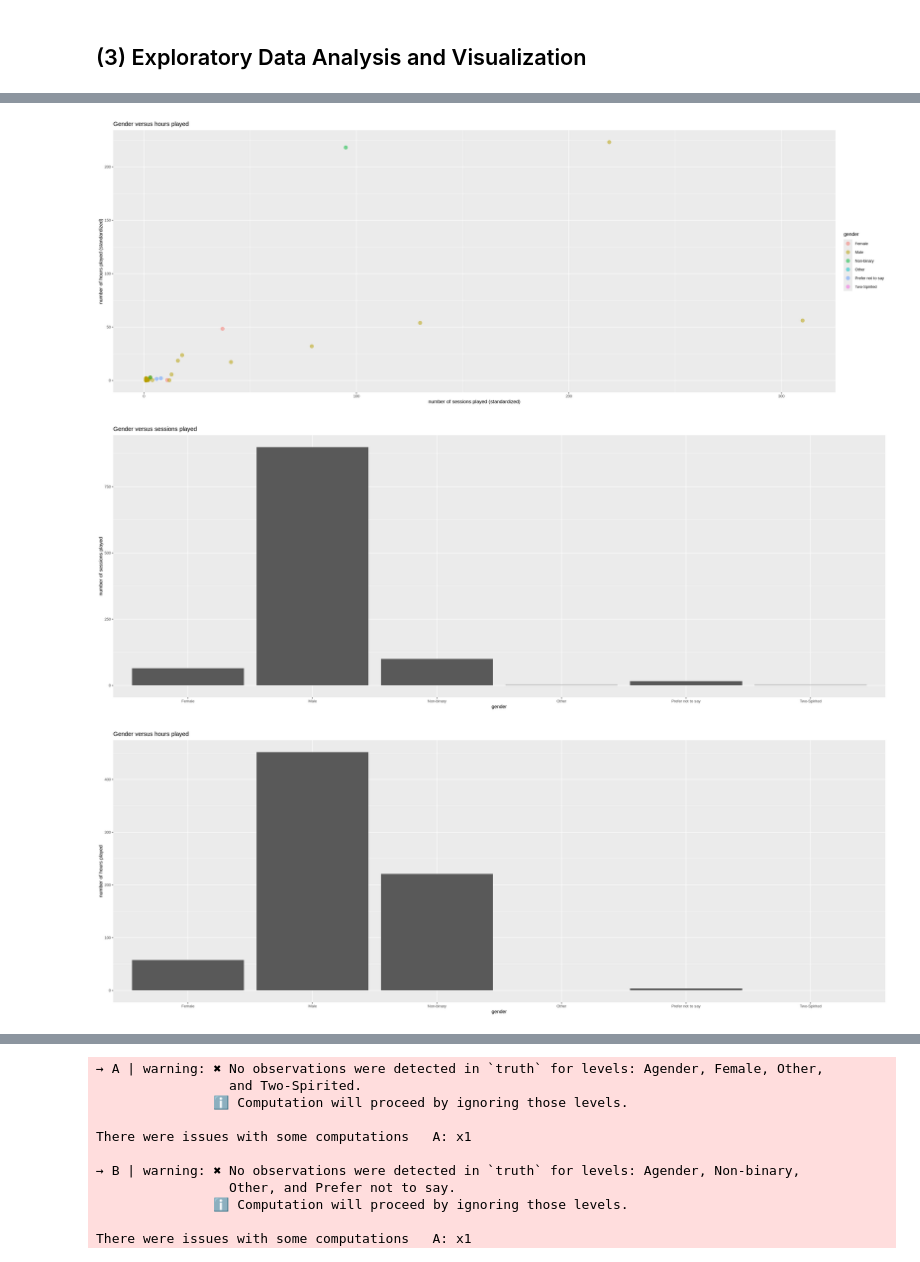
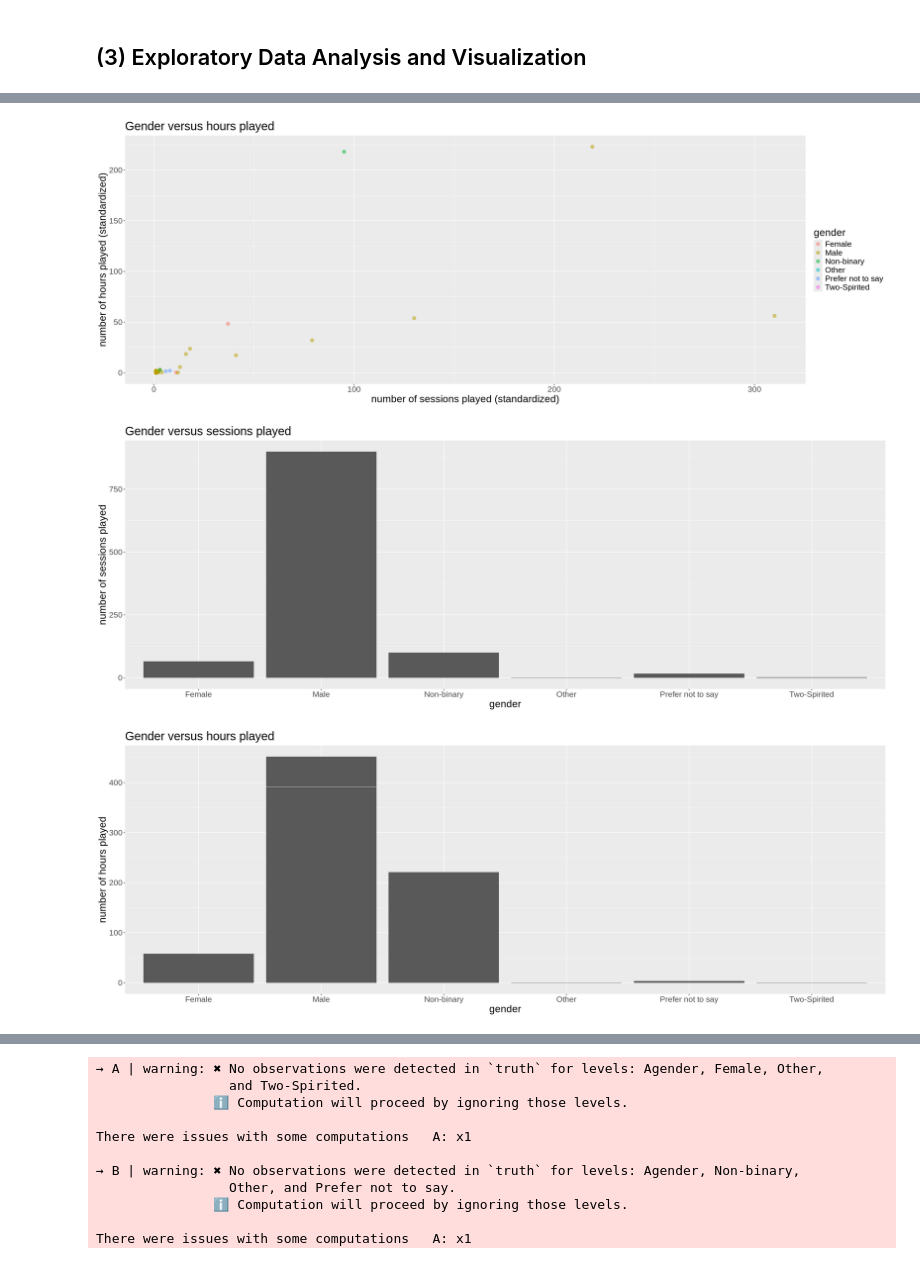
Before and after one commit to mia6c/dsci-100-group-project, a Jupyter notebook: Project Final Report .ipynb, the cells around one changed output, grey strips where cells are left out. Cells and saved outputs as stored; diff of their text form; code cells hidden in the pictures.

Commit message:
add comments to the graph

```diff
--- a/Project Final Report .ipynb
+++ b/Project Final Report .ipynb
@@ -208,36 +208,36 @@ data_test <- testing(data_split)
 
 #create a scatterplot of the number of sessions played (standardized) and the number of hours played (standardized) and see the distribution of genders
 options(repr.plot.width = 22, repr.plot.height = 8)
 data_scatterplot <- data_train|>
     ggplot(aes(x = session_count, y = played_hours, colour = gender)) +
         geom_point(alpha = 0.5, cex = 3) +
         labs(x = "number of sessions played (standardized)", y = "number of hours played (standardized)", colour = "gender") +
-        theme(text = element_text(size = 10)) +
+        theme(text = element_text(size = 20)) +
         ggtitle("Gender versus hours played")
 
 
 #create a bar plot comparing gender and session count
 data_bar1 <- ggplot(data_train, aes(x = gender, y = session_count)) +
   geom_bar(stat = "identity") +
   xlab("gender") +
   ylab("number of sessions played") +
-  theme(text = element_text(size = 10)) +
+  theme(text = element_text(size = 20)) +
   ggtitle("Gender versus sessions played")
 
 #create a bar plot comparing gender and hours played
 data_bar2 <- ggplot(data_train, aes(x = gender, y = played_hours)) +
   geom_bar(stat = "identity") +
   xlab("gender") +
   ylab("number of hours played") +
-  theme(text = element_text(size = 10)) +
+  theme(text = element_text(size = 20)) +
   ggtitle("Gender versus hours played")
 
 
 
 data_scatterplot
 data_bar1
 data_bar2
 # %% [output]
-[figure, old version]
+[figure, new version]
-[figure, old version]
+[figure, new version]
-[figure, old version]
+[figure, new version]
```
Also changed, not shown: parts of 4 cells of this notebook.
